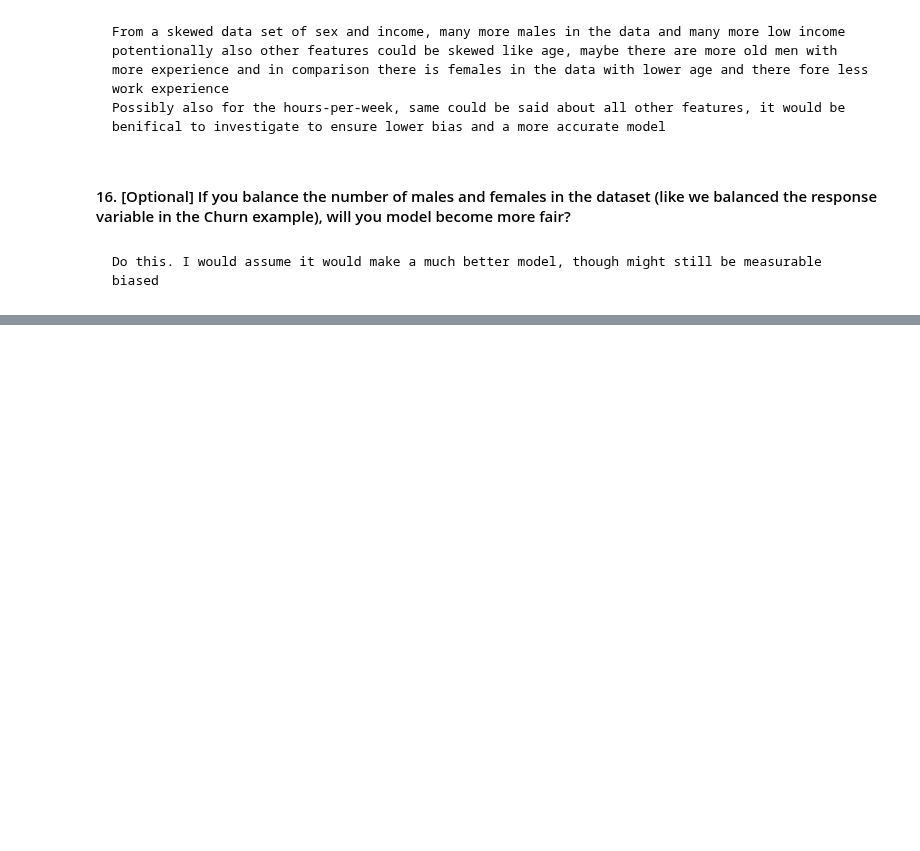
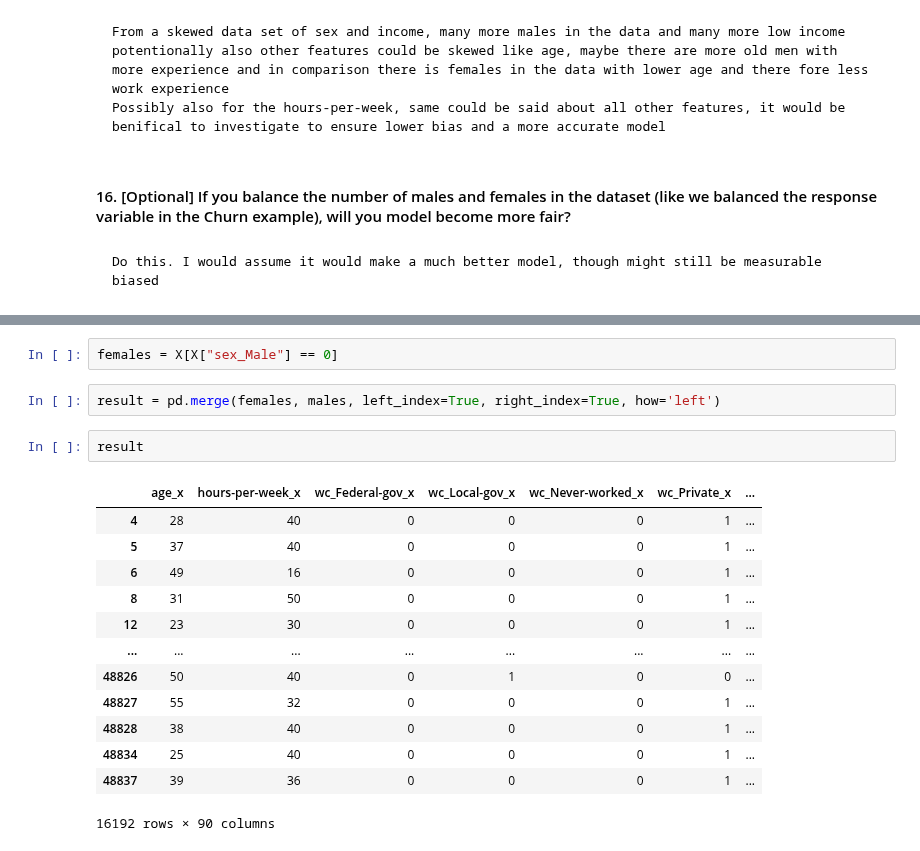
Before and after one commit to jeff0167/Data_And_Things, a Jupyter notebook: Hand_in/Exercises in Fairness in Machine Learning.ipynb, the cells around one changed output, grey strips where cells are left out. Cells and saved outputs as stored; diff of their text form; blank space fills up the shorter version.

```diff
--- a/Hand_in/Exercises in Fairness in Machine Learning.ipynb
+++ b/Hand_in/Exercises in Fairness in Machine Learning.ipynb
@@ -469,0 +509,20 @@ Stat_parity_positive_m:  0.2307378303908562
+# %%
+females = X[X["sex_Male"] == 0]
+# %%
+result = pd.merge(females, males, left_index=True, right_index=True, how='left')
+# %%
+result
+# %% [output]
+|  | age_x | hours-per-week_x | wc_Federal-gov_x | wc_Local-gov_x | wc_Never-worked_x | wc_Private_x | ... |
+| 4 | 28 | 40 | 0 | 0 | 0 | 1 | ... |
+| 5 | 37 | 40 | 0 | 0 | 0 | 1 | ... |
+| 6 | 49 | 16 | 0 | 0 | 0 | 1 | ... |
+| 8 | 31 | 50 | 0 | 0 | 0 | 1 | ... |
+| 12 | 23 | 30 | 0 | 0 | 0 | 1 | ... |
+| ... | ... | ... | ... | ... | ... | ... | ... |
+| 48826 | 50 | 40 | 0 | 1 | 0 | 0 | ... |
+| 48827 | 55 | 32 | 0 | 0 | 0 | 1 | ... |
+| 48828 | 38 | 40 | 0 | 0 | 0 | 1 | ... |
+| 48834 | 25 | 40 | 0 | 0 | 0 | 1 | ... |
+| 48837 | 39 | 36 | 0 | 0 | 0 | 1 | ... |
+16192 rows × 90 columns
```
Also changed, not shown: parts of 12 cells of this notebook.
